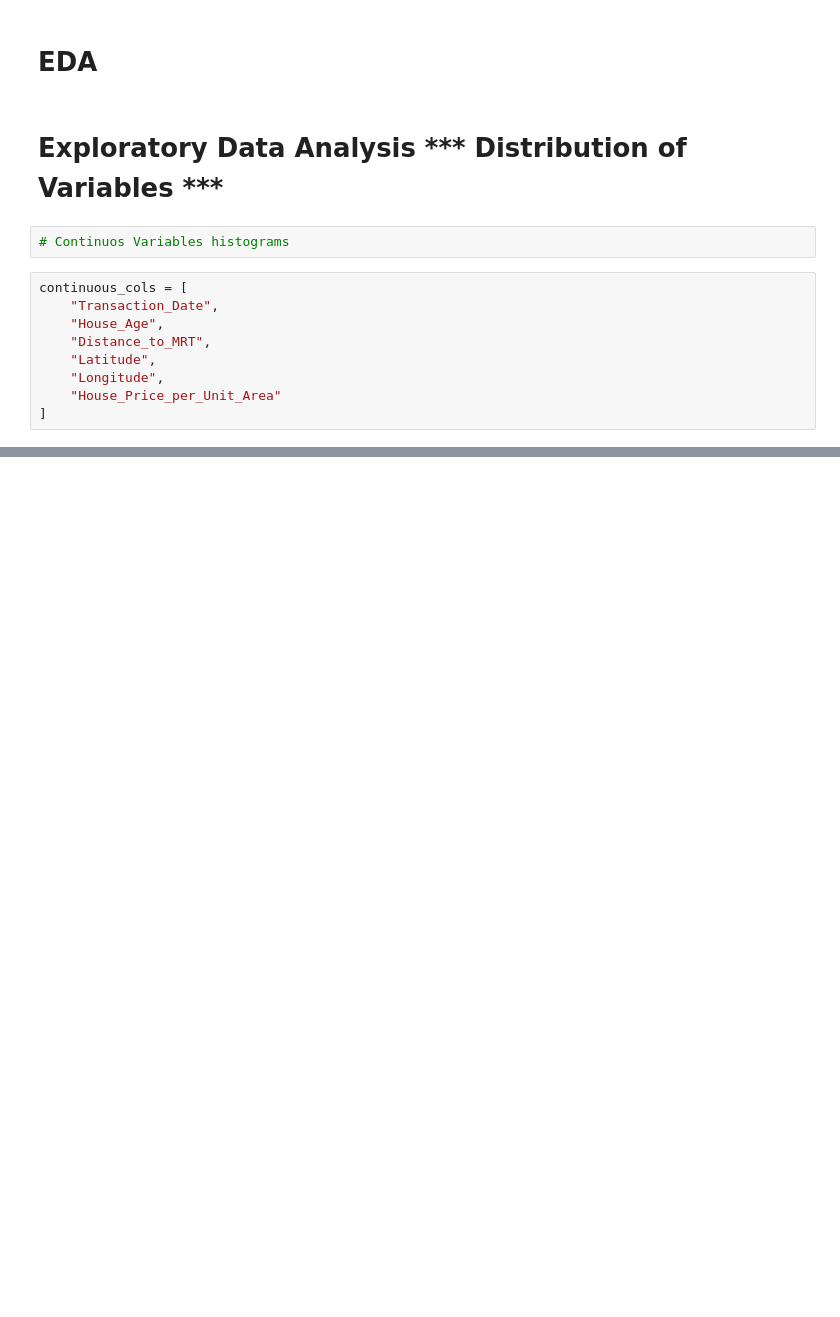
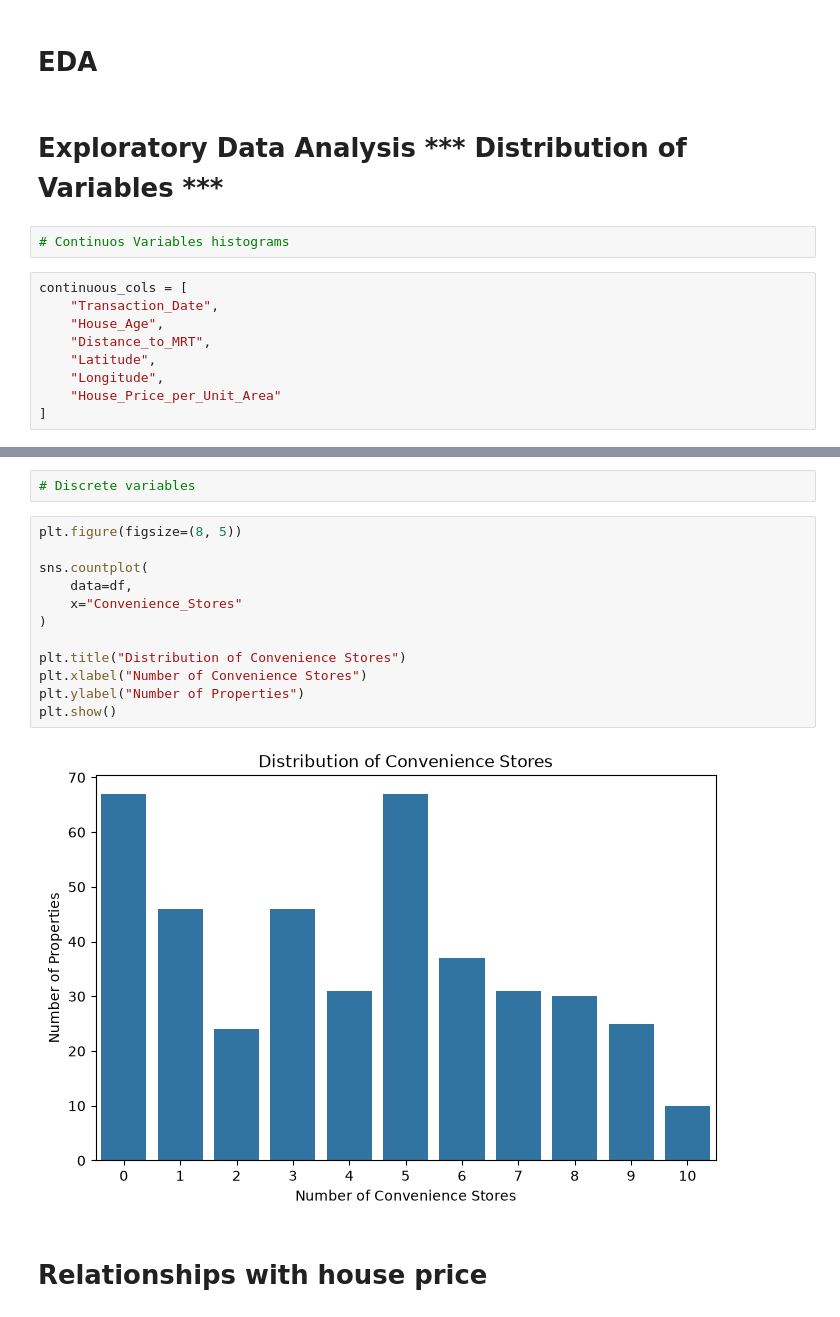
Before and after one commit to sba25049-boop/ML-CA1_sba25049_1126, a Jupyter notebook: Mariana_Garcia_sba25049_CA1.ipynb, the cells around one changed output, grey strips where cells are left out. Drawn from its saved outputs; the diff is of its cells as text; blank space fills up the shorter version.

```diff
--- a/Mariana_Garcia_sba25049_CA1.ipynb
+++ b/Mariana_Garcia_sba25049_CA1.ipynb
@@ -265,0 +228,18 @@ plt.show()
+# %%
+# Discrete variables
+# %%
+plt.figure(figsize=(8, 5))
+
+sns.countplot(
+    data=df,
+    x="Convenience_Stores"
+)
+
+plt.title("Distribution of Convenience Stores")
+plt.xlabel("Number of Convenience Stores")
+plt.ylabel("Number of Properties")
+plt.show()
+# %% [output]
+[figure, added]
+# %% [markdown]
+# Relationships with house price
```
Also changed, not shown: parts of 24 cells of this notebook.
